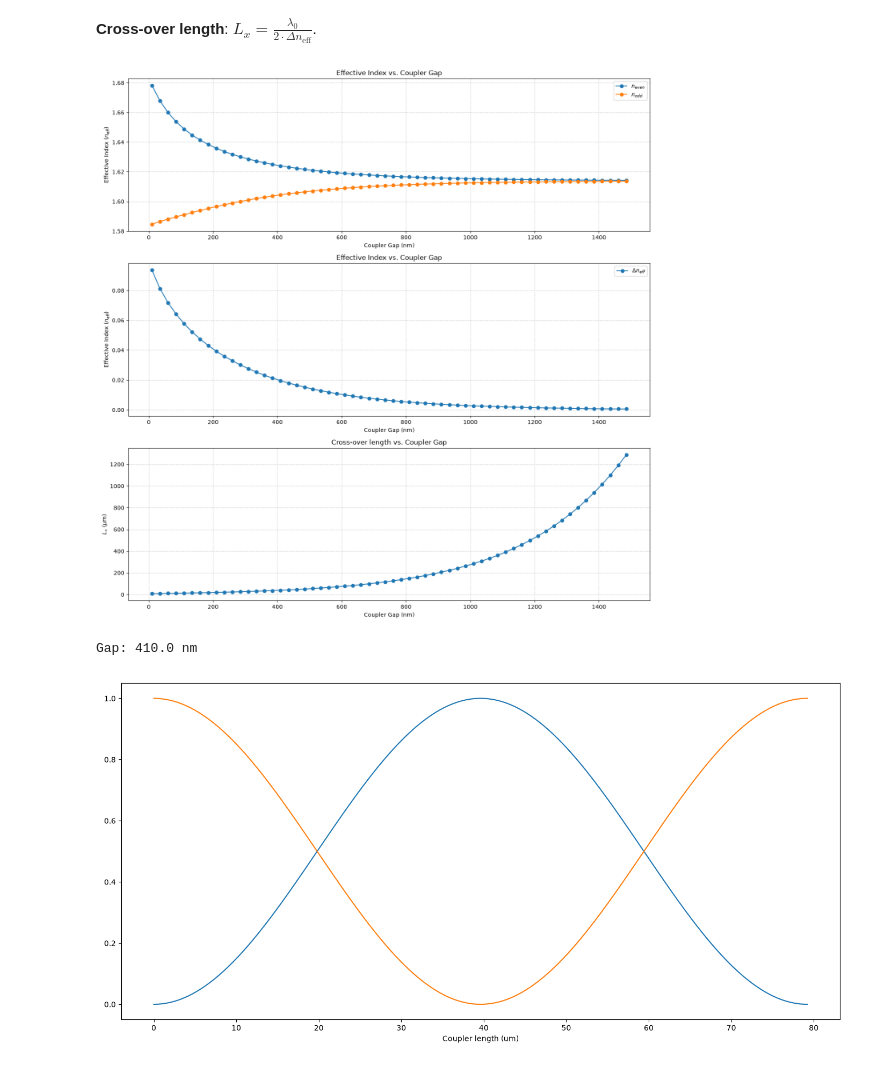
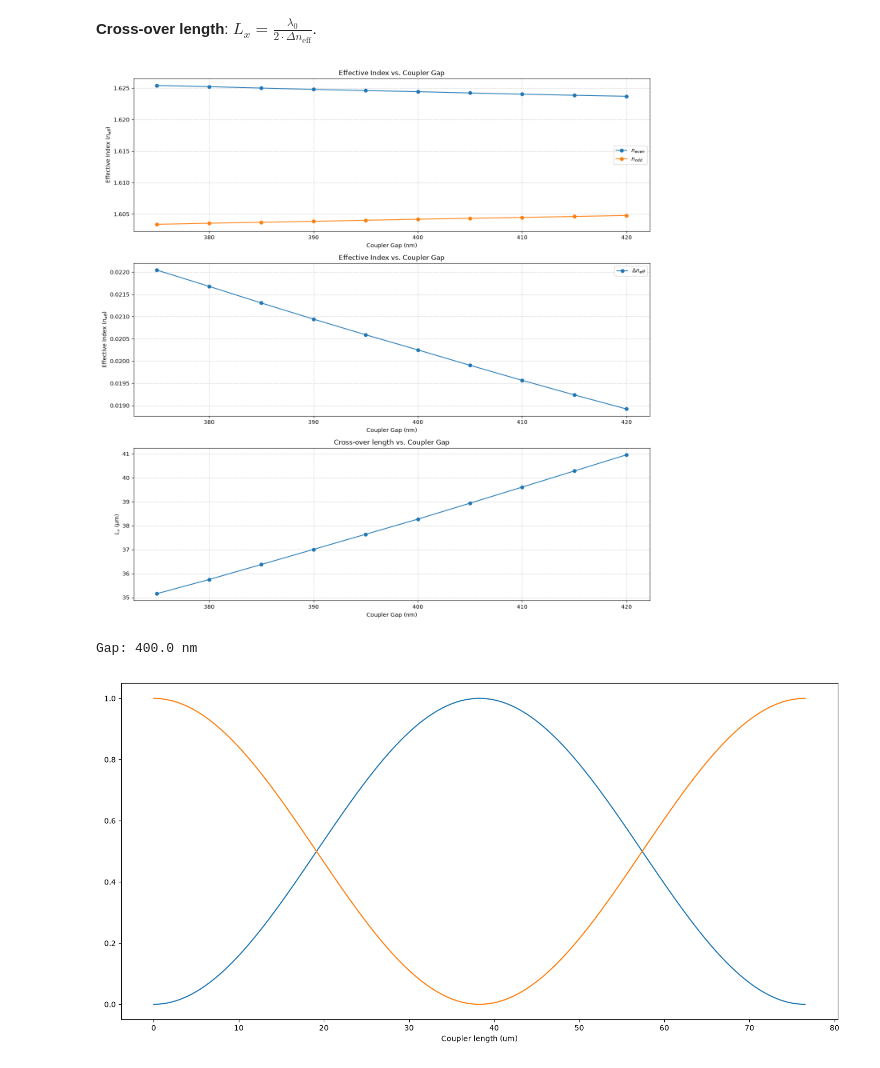
Before and after one commit to Jatsekku/photoNix, a Jupyter notebook: workspace/examples/lumerical/jupyter/stripWaveguide_directionalCoupler_gapSweep.ipynb, the cells around one changed output. Saved outputs shown, nothing was run; the diff lists cells and outputs as text; code cells hidden in the pictures.

Commit message:
sq gap sweep

```diff
--- a/workspace/examples/lumerical/jupyter/stripWaveguide_directionalCoupler_gapSweep.ipynb
+++ b/workspace/examples/lumerical/jupyter/stripWaveguide_directionalCoupler_gapSweep.ipynb
@@ -60,11 +60,11 @@ substrate_material = "Si (Silicon) - Palik"
 # Si3n4/SiO2/Si 1000x220nm 1550nm
 experiment_name = "si3n4_h360nm_w1000nm_dc_gsweep"
 
-gap_sweep = np.arange(10*nm, 1500*nm, 25*nm)
+gap_sweep = np.arange(375*nm, 425*nm, 5*nm)
 
 wavelength_center = 1.55*um
 
-coupler_gap = 900*nm
+coupler_gap = 400*nm
 
 core_thickness = 360*nm
 core_width = 1000*nm
@@ -485,8 +485,8 @@ for i, step in enumerate(sweep_data):
     for m_idx, mode in enumerate(sorted_modes[:2]):
         neffs_matrix[i, m_idx] = np.real(mode["neff"])
 
-ns_even = neff_matrix[:, 0]
-ns_odd = neff_matrix[:, 1]
+ns_even = neffs_matrix[:, 0]
+ns_odd = neffs_matrix[:, 1]
 deltas_n = calc_delta(ns_even, ns_odd)
 lxs = calc_lx(wavelength_center, deltas_n)
 lxs_um = lxs*1e6
@@ -520,34 +520,34 @@ ax1.grid(True, linestyle="--", alpha=0.6)
 # Delta n
 ax2.plot(
     gaps_nm,
     deltas_n,
     marker="o",
     linestyle="-",
     label=r"$\Delta n_{eff}$",
 )
 
 ax2.set_title("Effective Index vs. Coupler Gap")
 ax2.set_xlabel("Coupler Gap (nm)")
 ax2.set_ylabel("Effective Index ($n_{eff}$)")
 ax2.legend(fontsize=10)
 ax2.grid(True, linestyle="--", alpha=0.6)
 
 ax3.plot(
     gaps_nm,
     lxs_um,
     marker="o",
     linestyle="-",
 )
 
 ax3.set_title("Cross-over length vs. Coupler Gap")
 ax3.set_xlabel("Coupler Gap (nm)")
 ax3.set_ylabel(r"$L_x$ ($\mu$m)"),
 ax3.grid(True, linestyle="--", alpha=0.6)
 
 plt.tight_layout()
 plt.show()
 # %% [output]
-[figure, old version]
+[figure, new version]
 # %%
 coupler_gap = [400.0]
 g_idx = np.argmin(np.abs(gaps_nm - coupler_gap))
@@ -558,8 +558,8 @@ lx = calc_lx(wavelength_center, delta_n)
 ls = np.linspace(0, lx*2, 500)
 ls_um = ls * 1e6
 
-k2s = calc_k(wavelength_center, d, ls)**2
-t2s = calc_t(wavelength_center, d, ls)**2
+k2s = calc_k(wavelength_center, delta_n, ls)**2
+t2s = calc_t(wavelength_center, delta_n, ls)**2
 
 fig, ax1 = plt.subplots(1, 1, figsize=(14, 7))
 
@@ -577,5 +577,5 @@ ax1.set_xlabel("Coupler length (um)")
 plt.tight_layout()
 plt.show()
 # %% [output]
-Gap: 410.0 nm
+Gap: 400.0 nm
-[figure, old version]
+[figure, new version]
```
Also changed, not shown: parts of 4 cells of this notebook.
